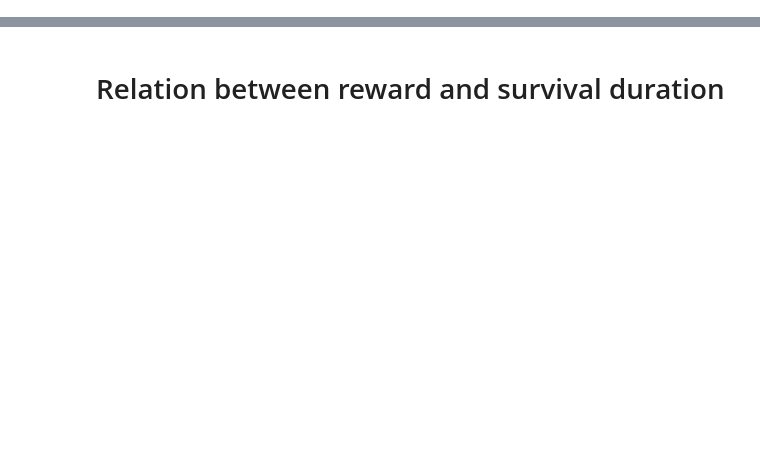
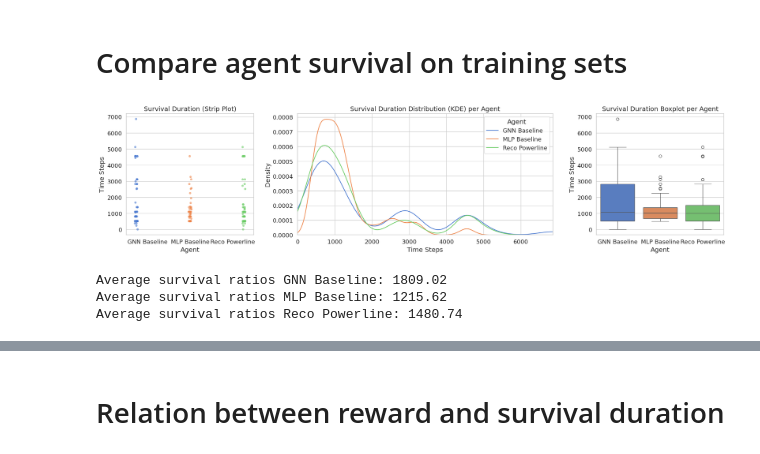
Before and after one commit to HansDampf37/NRI-for-explainable-RL-in-Power-Grids, a Jupyter notebook: visualization/visualize_agent_eval_results.ipynb, the cells around one changed output, grey strips where cells are left out. Cells and saved outputs as stored; diff of their text form; code cells hidden in the pictures; blank space fills up the shorter version.

```diff
--- a/visualization/visualize_agent_eval_results.ipynb
+++ b/visualization/visualize_agent_eval_results.ipynb
@@ -102,0 +132,12 @@ visualize_agent_survival([GNN_metrics, GNN_metrics2])
+# %% [markdown]
+# Compare agent survival on training sets
+# %%
+gnn_metrics_train = get_evaluation_metrics(Path("../data/evaluations/stable-baselines/dqn-gnn_uc3_agent/train"), "GNN Baseline")
+mlp_metrics_train = get_evaluation_metrics(Path("../data/evaluations/stable-baselines/dqn-mlp_uc3_agent/train"), "MLP Baseline")
+reco_metrics_train = get_evaluation_metrics(Path("../data/evaluations/heuristic_agents/reco_powerline_agent/train"), "Reco Powerline")
+visualize_agent_survival([gnn_metrics_train, mlp_metrics_train, reco_metrics_train])
+# %% [output]
+[figure, added]
+Average survival ratios GNN Baseline: 1809.02
+Average survival ratios MLP Baseline: 1215.62
+Average survival ratios Reco Powerline: 1480.74
```
Also changed, not shown: parts of 7 cells of this notebook.
